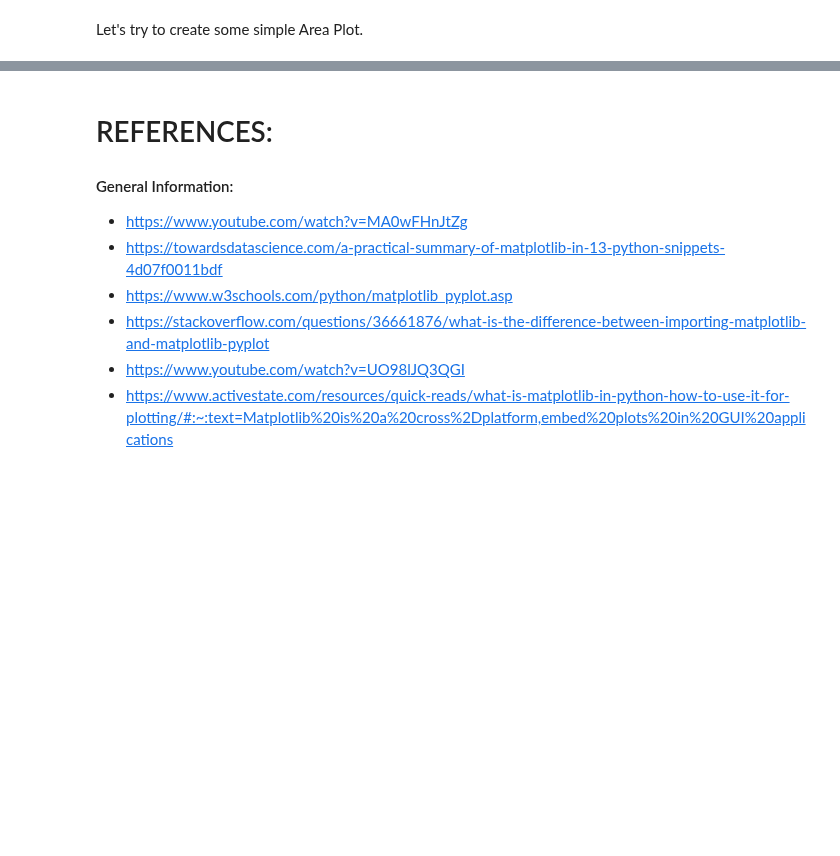
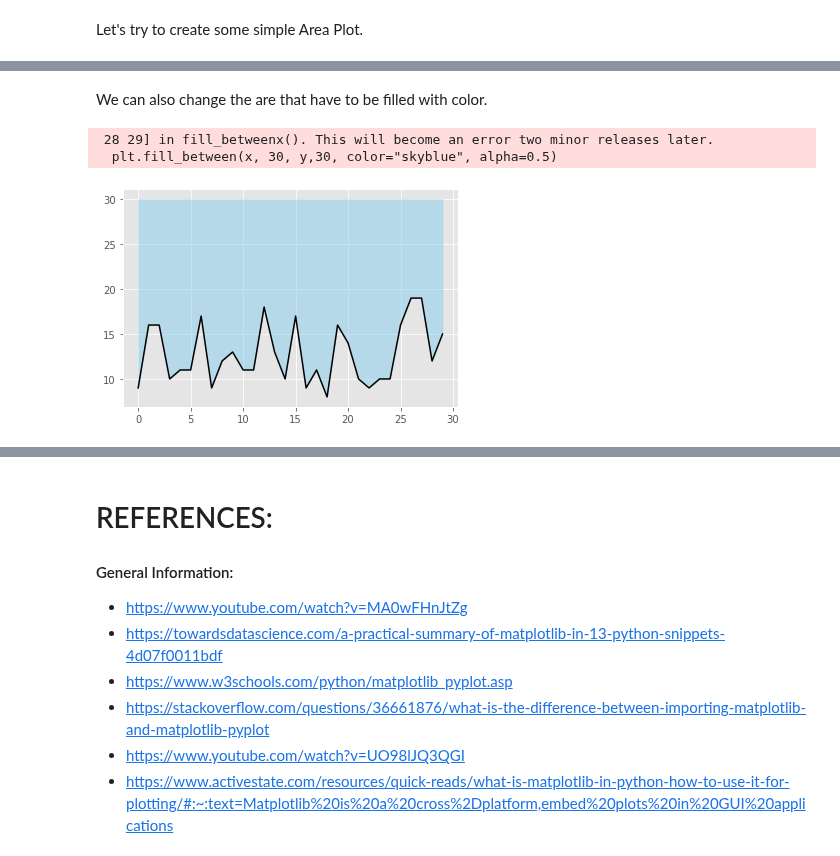
Before and after one commit to DracoNibilis/CAO_Points_Analysis, a Jupyter notebook: pyplot.ipynb, the cells around one changed output, grey strips where cells are left out. Cells and saved outputs as stored; diff of their text form; code cells hidden in the pictures; blank space fills up the shorter version.

```diff
--- a/pyplot.ipynb
+++ b/pyplot.ipynb
@@ -601,0 +619,11 @@ plt.show()
+# %% [markdown]
+We can also change the are that have to be filled with color.
+# %%
+# DIfferent filling of the plot.
+plt.fill_between(x, 30, y,30, color="skyblue", alpha=0.5)
+plt.plot(x,y, color='black')
+plt.show()
+# %% [output]
+ 28 29] in fill_betweenx(). This will become an error two minor releases later.
+  plt.fill_between(x, 30, y,30, color="skyblue", alpha=0.5)
+[figure, added]
```
Also changed, not shown: parts of 27 cells of this notebook.
